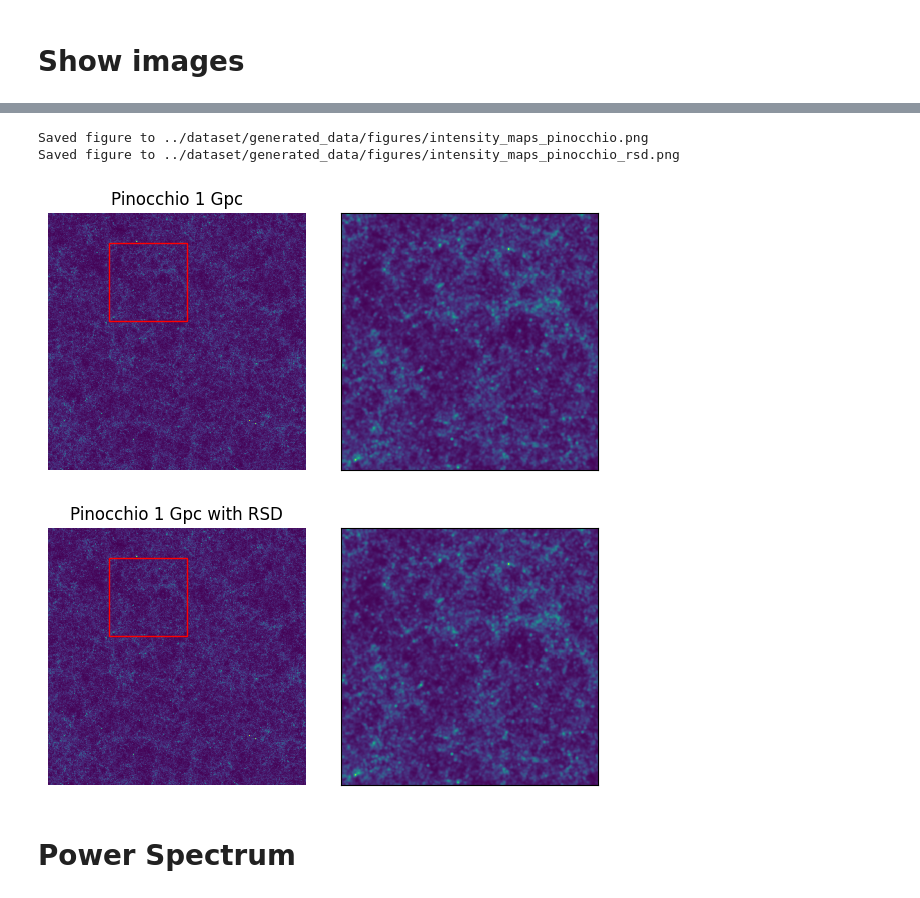
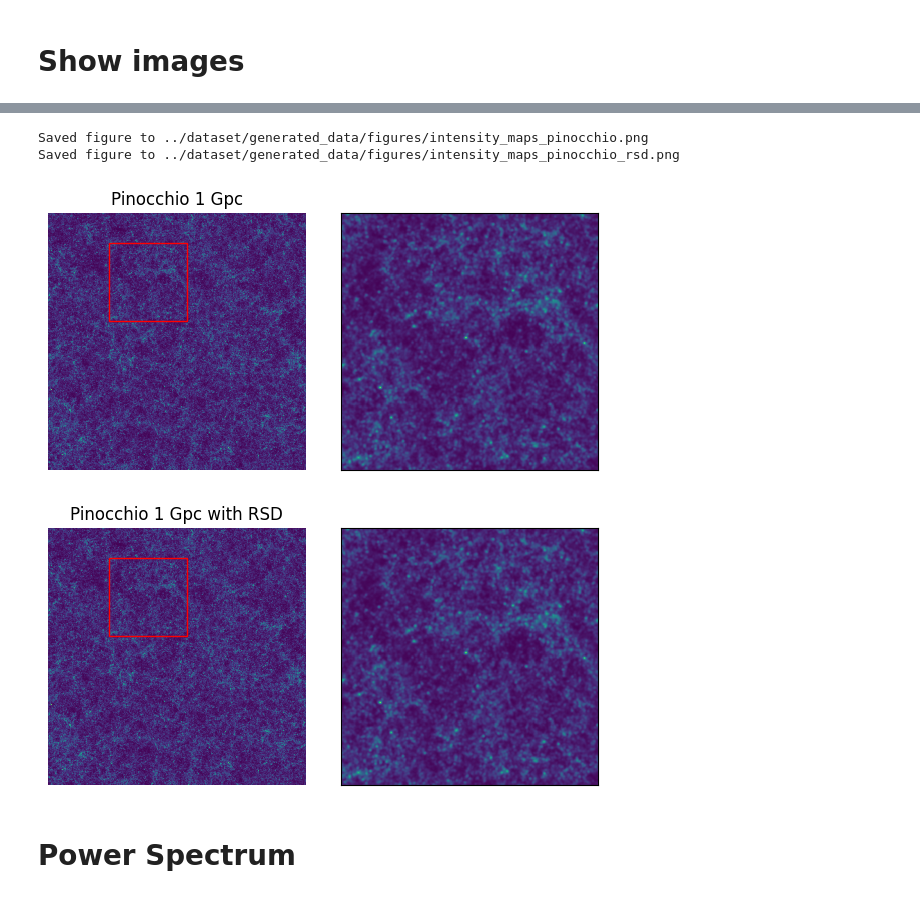
Before and after one commit to knmoriwaki/cosmoglint, a Jupyter notebook: notebooks/plot_data_cube.ipynb, the cells around one changed output, grey strips where cells are left out. Drawn from its saved outputs; the diff is of its cells as text; code cells hidden in the pictures.

```diff
--- a/notebooks/plot_data_cube.ipynb
+++ b/notebooks/plot_data_cube.ipynb
@@ -80,15 +81,15 @@ output_dir = "../dataset/generated_data/figures"
 os.makedirs(output_dir, exist_ok=True)
 
 sim_name = "TNG300-1"
-label = ".threshold1e-2"
+label = ".threshold1e-3"
 #label = ""
 prefix_list = ["group.{}.{:d}{}".format(sim_name, snapshot_number, label),
                "subgroup.{}.{:d}{}".format(sim_name, snapshot_number, label),
                "group.{}.{:d}{}.{}".format(sim_name, snapshot_number, label, model_name),
-               "pinocchio.run2.threshold1e-2.low_res.{}".format(model_name),
+               "pinocchio.run2.threshold1e-3.low_res.{}".format(model_name),
                "pinocchio.run2{}.{}".format(label, model_name),
             ]
-titles = ["TNG Halos", "TNG Subhalos", "Generated", "Pinocchio", "Pinocchio"]
+titles = ["TNG (Halo)", "TNG", "Generated", "Pinocchio", "Pinocchio"]
 
 titles_rsd = [ f"{t} with RSD" for t in titles ]
 data_list = []
@@ -186,36 +187,36 @@ def show_images_with_zoom(data, title, fsave=None):
 
     x0, y0 = 400, 200  # upper left corner of the zoomed area
     zoom = image[y0:y0+zoom_size, x0:x0+zoom_size]
 
     fig, axes = plt.subplots(1, 2, figsize=(6, 3))
 
-    axes[0].imshow(image, vmin=0, vmax=75, interpolation="none")
+    axes[0].imshow(image, vmin=0, vmax=50, interpolation="none")
     axes[0].set_title(title)
     axes[0].add_patch(plt.Rectangle((x0, y0), zoom_size, zoom_size, edgecolor='red', facecolor='none', linewidth=1))
     axes[0].set_aspect('equal')
     axes[0].axis('off')
 
     axes[1].imshow(zoom, vmin=0, vmax=50, interpolation="none")
     #axes[1].set_title("Zoom up")
     #axes[1].add_patch(plt.Rectangle((0, 0), zoom_size, zoom_size, edgecolor='red', facecolor='none', linewidth=3, zorder=10))
     #for spine in axes[1].spines.values():
     #    spine.set_edgecolor('red')
     #    spine.set_linewidth(1)
     axes[1].set_aspect('equal')
     axes[1].tick_params(left=False, bottom=False, labelleft=False, labelbottom=False)
 
     my_savefig(fsave)
 
 fsave = "{}/intensity_maps_pinocchio.png".format(output_dir)
 show_images_with_zoom(data_list[-1], title="Pinocchio 1 Gpc", fsave=fsave)
 
 fsave = "{}/intensity_maps_pinocchio_rsd.png".format(output_dir)
 show_images_with_zoom(data_list[-1], title="Pinocchio 1 Gpc with RSD", fsave=fsave)
 # %% [output]
 Saved figure to ../dataset/generated_data/figures/intensity_maps_pinocchio.png
 Saved figure to ../dataset/generated_data/figures/intensity_maps_pinocchio_rsd.png
-[figure, old version]
+[figure, new version]
-[figure, old version]
+[figure, new version]
 # %% [markdown]
 # Power Spectrum
 # %%
```
Also changed, not shown: parts of 7 cells of this notebook, 1 other file.
